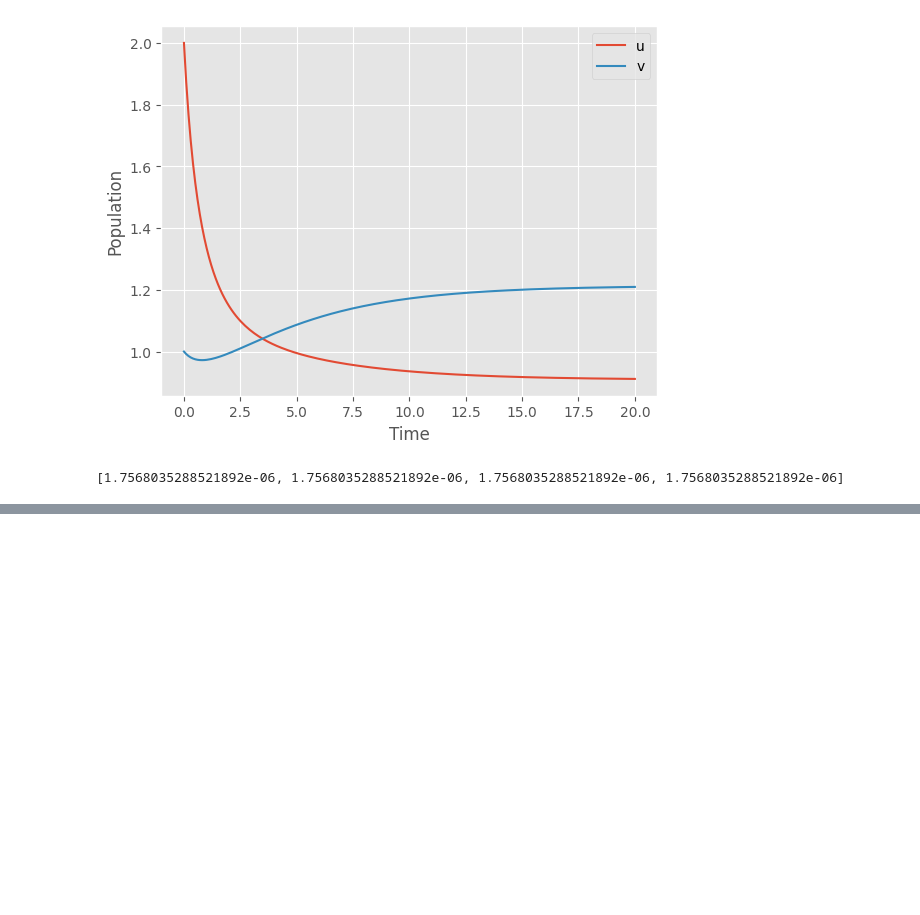
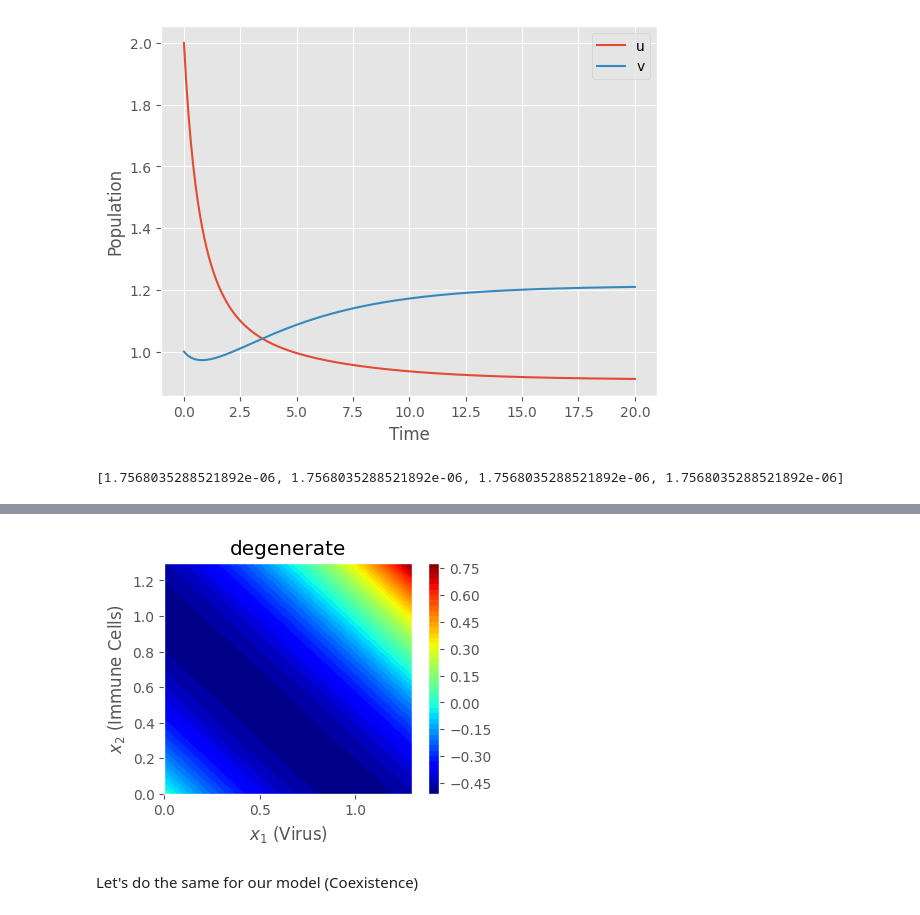
Before and after one commit to tirtho109/MasterThesis, a Jupyter notebook: src/SCIANN/sciann_model2.ipynb, the cells around one changed output, grey strips where cells are left out. Drawn from its saved outputs; the diff is of its cells as text; code cells hidden in the pictures; blank space fills up the shorter version.

```diff
--- a/src/SCIANN/sciann_model2.ipynb
+++ b/src/SCIANN/sciann_model2.ipynb
@@ -442,0 +501,7 @@ mseCSV = mseCSV.tolist()
+# %%
+phi_values = phi(x1, x2, "degenerate")
+plot_energy(phi_values, x1, x2, "degenerate")
+# %% [output]
+[figure, added]
+# %% [markdown]
+Let's do the same for our model (Coexistence)
```
Also changed, not shown: parts of 8 cells of this notebook, 1 other file.
